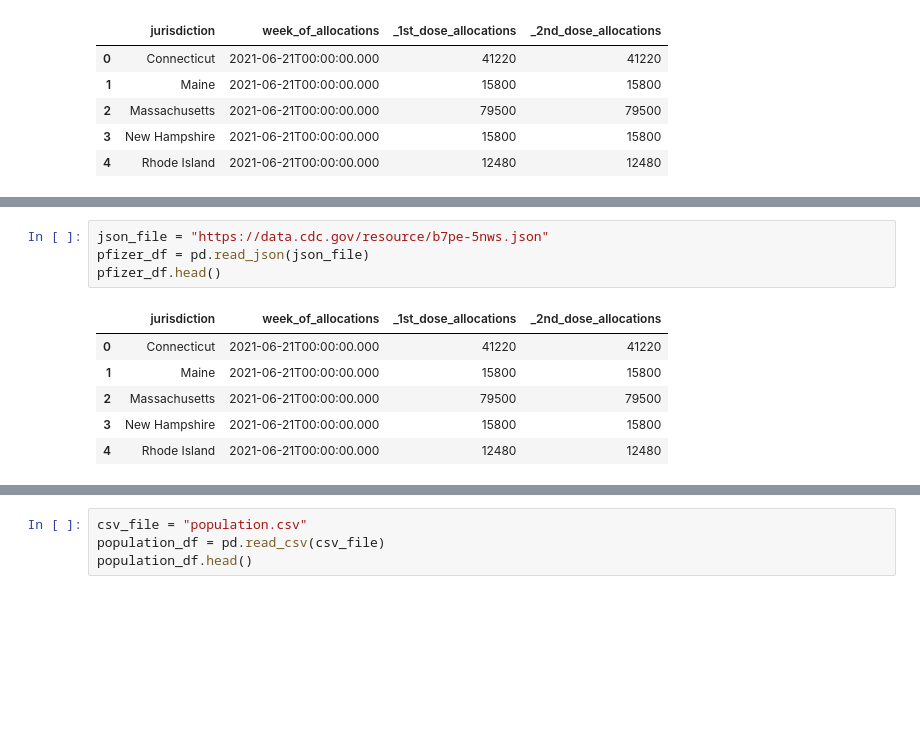
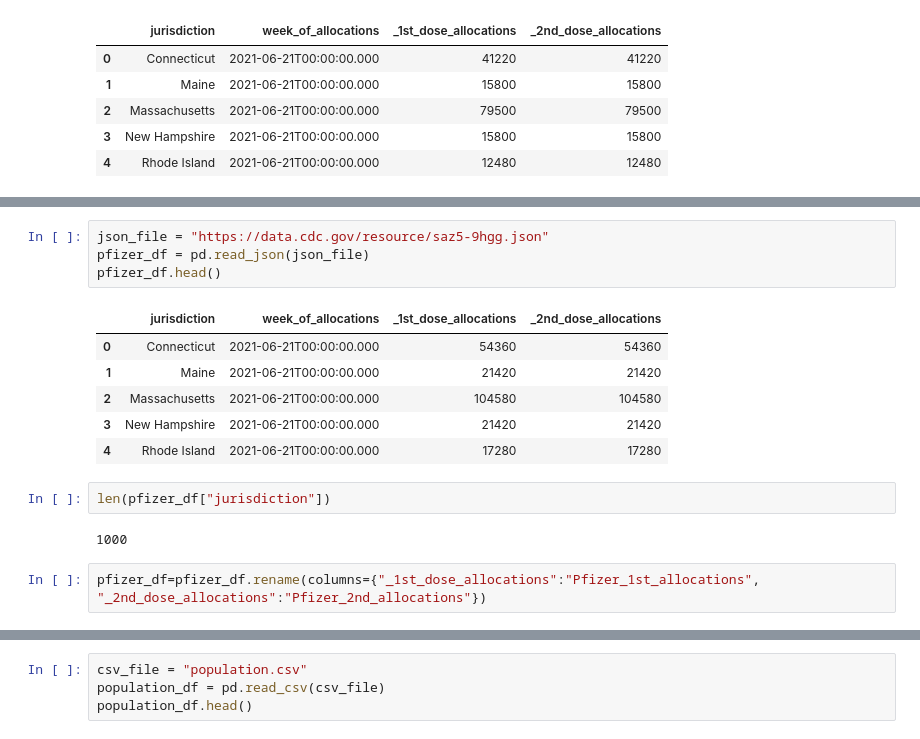
Before and after one commit to l1987deterding/ETL-Covid-Data, a Jupyter notebook: lydia_data.ipynb, the cells around one changed output, grey strips where cells are left out. Saved outputs shown, nothing was run; the diff lists cells and outputs as text; blank space fills up the shorter version.

```diff
--- a/lydia_data.ipynb
+++ b/lydia_data.ipynb
@@ -26,11 +69,17 @@ moderna_df.head()
 # %%
-json_file = "https://data.cdc.gov/resource/b7pe-5nws.json"
+json_file = "https://data.cdc.gov/resource/saz5-9hgg.json"
 pfizer_df = pd.read_json(json_file)
 pfizer_df.head()
 # %% [output]
 |  | jurisdiction | week_of_allocations | _1st_dose_allocations | _2nd_dose_allocations |
-| 0 | Connecticut | 2021-06-21T00:00:00.000 | 41220 | 41220 |
-| 1 | Maine | 2021-06-21T00:00:00.000 | 15800 | 15800 |
-| 2 | Massachusetts | 2021-06-21T00:00:00.000 | 79500 | 79500 |
-| 3 | New Hampshire | 2021-06-21T00:00:00.000 | 15800 | 15800 |
-| 4 | Rhode Island | 2021-06-21T00:00:00.000 | 12480 | 12480 |
+| 0 | Connecticut | 2021-06-21T00:00:00.000 | 54360 | 54360 |
+| 1 | Maine | 2021-06-21T00:00:00.000 | 21420 | 21420 |
+| 2 | Massachusetts | 2021-06-21T00:00:00.000 | 104580 | 104580 |
+| 3 | New Hampshire | 2021-06-21T00:00:00.000 | 21420 | 21420 |
+| 4 | Rhode Island | 2021-06-21T00:00:00.000 | 17280 | 17280 |
+# %%
+len(pfizer_df["jurisdiction"])
+# %% [output]
+1000
+# %%
+pfizer_df=pfizer_df.rename(columns={"_1st_dose_allocations":"Pfizer_1st_allocations", "_2nd_dose_allocations":"Pfizer_2nd_allocations"})
```
Also changed, not shown: parts of 14 cells of this notebook.
